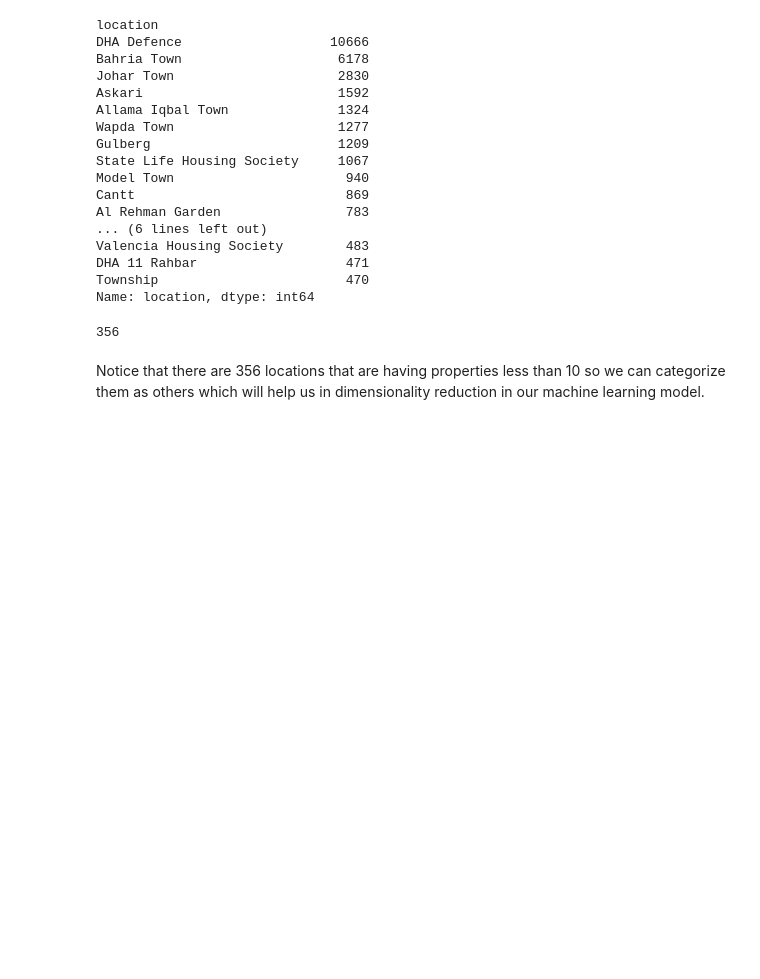
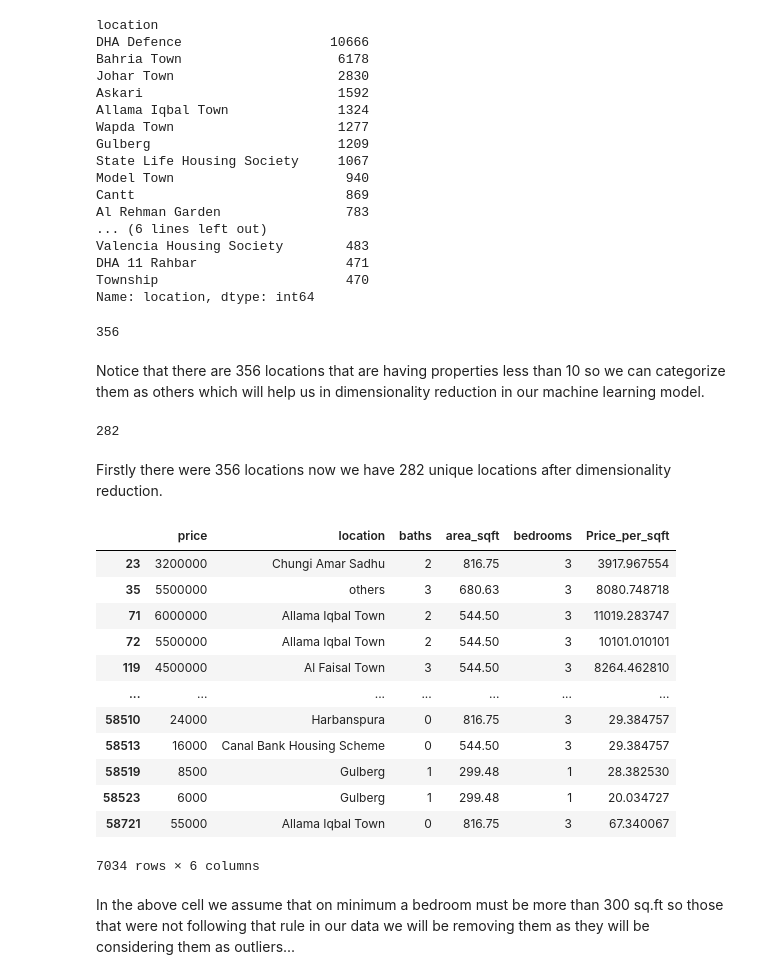
Before and after one commit to razzaq-99/Pakistan-s-Top-Cities-Property-Price-Prediction, a Jupyter notebook: lahore_property_price_prediction.ipynb, the cells around one changed output. Cells and saved outputs as stored; diff of their text form; code cells hidden in the pictures; blank space fills up the shorter version.

```diff
--- a/lahore_property_price_prediction.ipynb
+++ b/lahore_property_price_prediction.ipynb
@@ -167,3 +167,30 @@ len(location_stats[location_stats <= 10])
 356
 # %% [markdown]
 Notice that there are 356 locations that are having properties less than 10 so we can categorize them as others which will help us in dimensionality reduction in our machine learning model.
+# %%
+locations10 = location_stats[location_stats <= 10]
+data['location'] = data['location'].apply(lambda x:'others' if x in locations10 else x)
+# %%
+data['location'].nunique()
+# %% [output]
+282
+# %% [markdown]
+Firstly there were 356 locations now we have 282 unique locations after dimensionality reduction.
+# %%
+data[data['area_sqft'] / data['bedrooms'] < 300]
+# %% [output]
+|  | price | location | baths | area_sqft | bedrooms | Price_per_sqft |
+| 23 | 3200000 | Chungi Amar Sadhu | 2 | 816.75 | 3 | 3917.967554 |
+| 35 | 5500000 | others | 3 | 680.63 | 3 | 8080.748718 |
+| 71 | 6000000 | Allama Iqbal Town | 2 | 544.50 | 3 | 11019.283747 |
+| 72 | 5500000 | Allama Iqbal Town | 2 | 544.50 | 3 | 10101.010101 |
+| 119 | 4500000 | Al Faisal Town | 3 | 544.50 | 3 | 8264.462810 |
+| ... | ... | ... | ... | ... | ... | ... |
+| 58510 | 24000 | Harbanspura | 0 | 816.75 | 3 | 29.384757 |
+| 58513 | 16000 | Canal Bank Housing Scheme | 0 | 544.50 | 3 | 29.384757 |
+| 58519 | 8500 | Gulberg | 1 | 299.48 | 1 | 28.382530 |
+| 58523 | 6000 | Gulberg | 1 | 299.48 | 1 | 20.034727 |
+| 58721 | 55000 | Allama Iqbal Town | 0 | 816.75 | 3 | 67.340067 |
+7034 rows × 6 columns
+# %% [markdown]
+In the above cell we assume that on  minimum a bedroom must be more than 300 sq.ft so those that were not following that rule in our data we will be removing them as they will be considering them as outliers...
```
Also changed, not shown: parts of 8 cells of this notebook.
